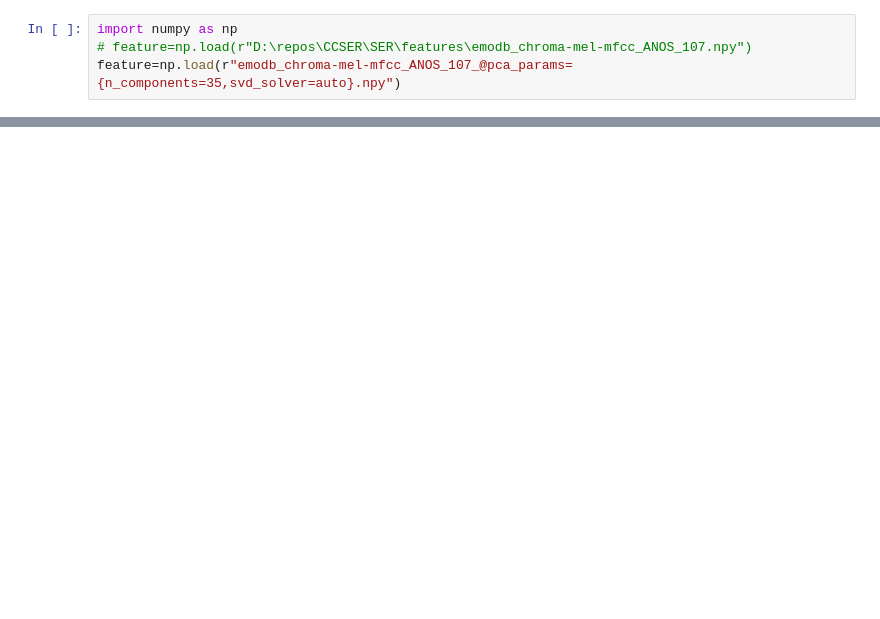
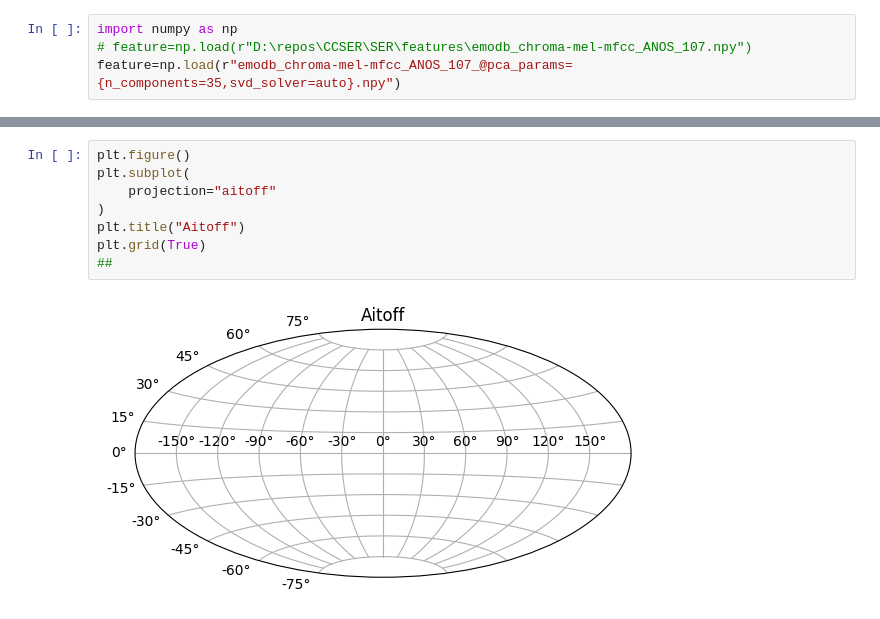
Before and after one commit to xuchaoxin1375/Cross-Corpus-SER, a Jupyter notebook: features/check.ipynb, the cells around one changed output, grey strips where cells are left out. Saved outputs shown, nothing was run; the diff lists cells and outputs as text; blank space fills up the shorter version.

```diff
--- a/features/check.ipynb
+++ b/features/check.ipynb
@@ -66,0 +155,10 @@ True
+# %%
+plt.figure()
+plt.subplot(
+    projection="aitoff"
+)
+plt.title("Aitoff")
+plt.grid(True)
+##
+# %% [output]
+[figure, added]
```
Also changed, not shown: parts of 20 cells of this notebook, 27 other files.
